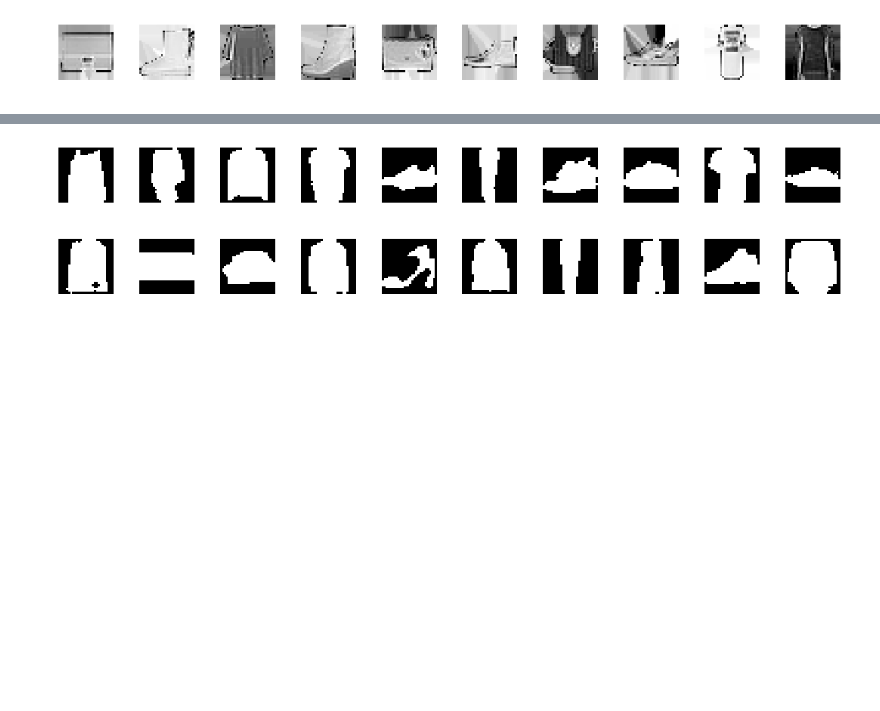
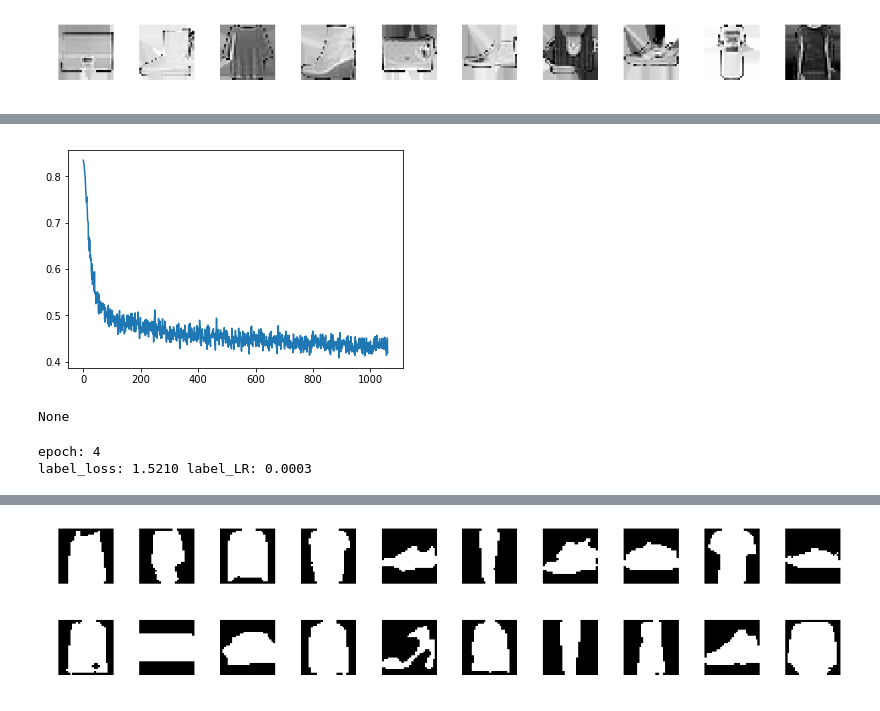
Before and after one commit to darthdeus/npfl114, a Jupyter notebook: labs/05/Torch Fashion.ipynb, the cells around one changed output, grey strips where cells are left out. Drawn from its saved outputs; the diff is of its cells as text; code cells hidden in the pictures; blank space fills up the shorter version.

```diff
--- a/labs/05/Torch Fashion.ipynb
+++ b/labs/05/Torch Fashion.ipynb
@@ -134,0 +153,13 @@ label_model = nn.Sequential(
+# %%
+label_model = nn.Sequential(
+    ConvBlock(1, 64),
+    ConvBlock(64, 64),
+    ConvBlock(64, 128),
+    ConvBlock(128, 128),
+
+    Flatten(),
+    nn.Linear(128, 1024),
+    nn.ReLU(),
+    nn.Linear(1024, 10),
+    nn.Softmax(1)
+).cuda()
@@ -135 +177,9 @@ label_model = nn.Sequential(
+# %%
+label_trainer = Trainer(label_model, 0.0005, nn.CrossEntropyLoss())
+label_trainer.fit(train_loader, lambda batch: Variable(batch["labels"]).cuda())
+# %% [output]
+[figure, added]
+None
+epoch: 4
+label_loss: 1.5210 label_LR: 0.0003
 # %%
```
Also changed, not shown: parts of 14 cells of this notebook.
